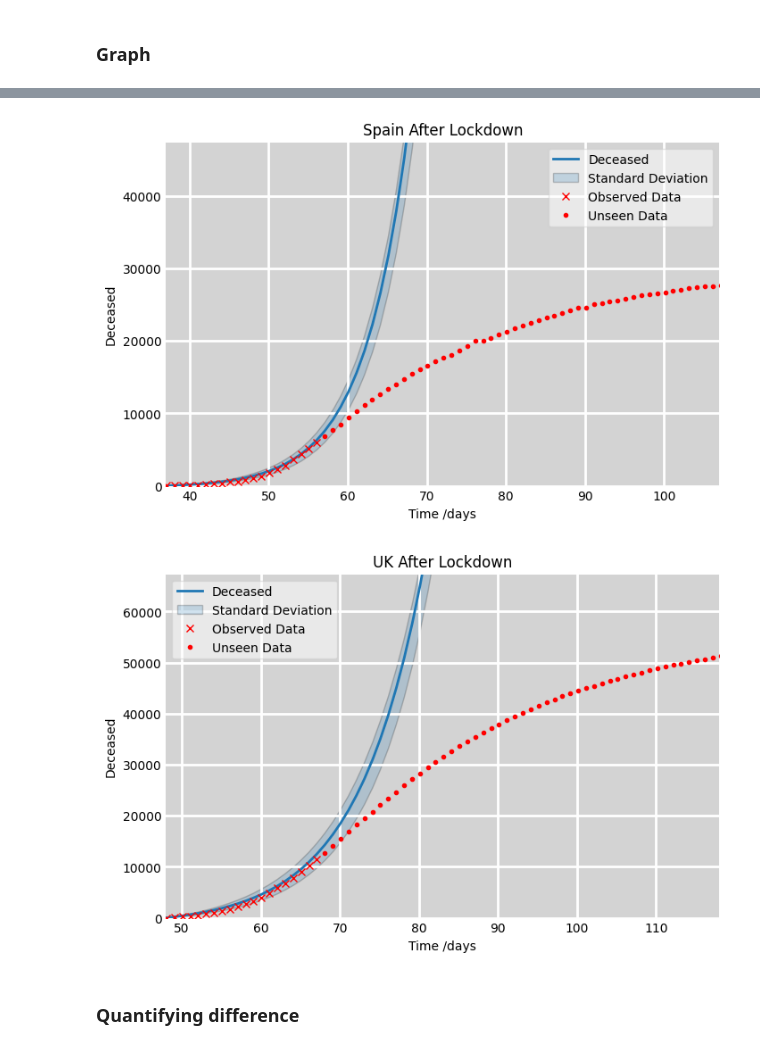
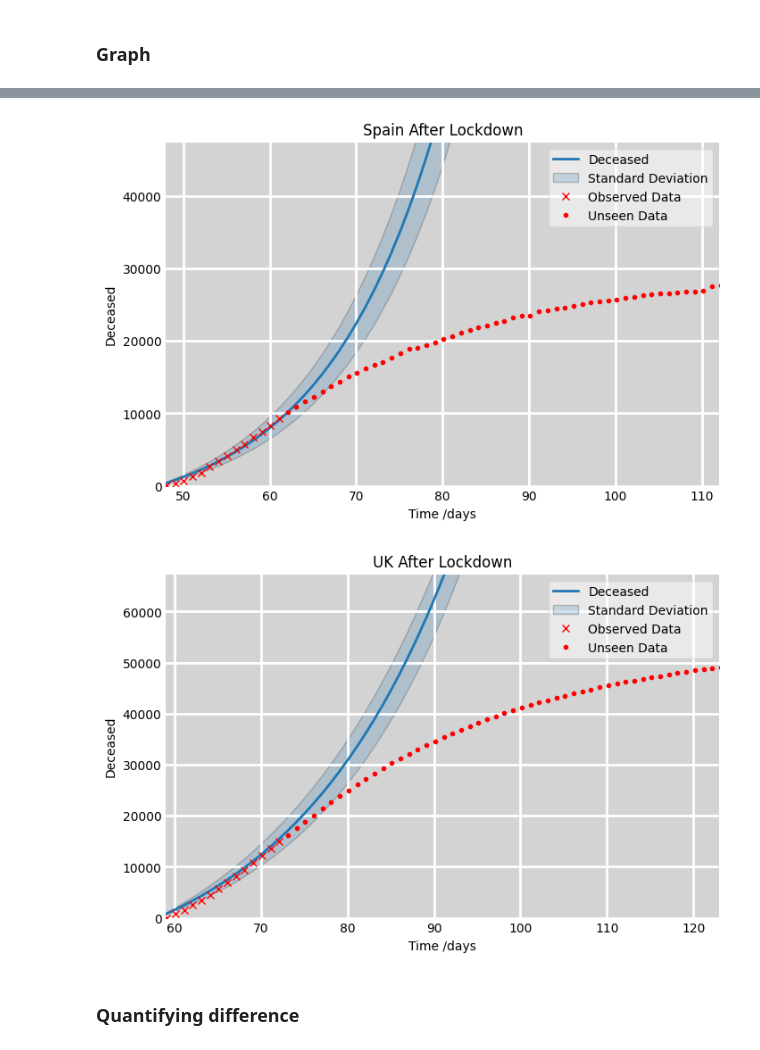
Before and after one commit to zenodea/MCMC_parameter_estimation, a Jupyter notebook: Data Analysis/sird.ipynb, the cells around one changed output, grey strips where cells are left out. Drawn from its saved outputs; the diff is of its cells as text; code cells hidden in the pictures.

```diff
--- a/Data Analysis/sird.ipynb
+++ b/Data Analysis/sird.ipynb
@@ -202,15 +202,15 @@ for country in country_names:
     firstDate = realData.loc[0]['date']
 
     obs_deaths = df_observed_data["cumDeath"].tolist()
-    init_death = obs_deaths[startDate[0]-6]
-    obs_deaths = obs_deaths[startDate[0]-5:startDate[0]+5]
+    init_death = obs_deaths[startDate[0]-9]
+    obs_deaths = obs_deaths[startDate[0]-10:startDate[0]+5]
 
     # Plug in parameters to the SIRD differential equation
     sird = getSIRD(60,pop, df_parameters.loc[3][1],df_parameters.loc[0][1],df_parameters.loc[1][1],df_parameters.loc[2][1], [df_parameters.loc[0][2], df_parameters.loc[1][2], df_parameters.loc[2][2]] )
 
 
     pred_deaths = sird[3]
-    pred_deaths = pred_deaths[0:10] + init_death
+    pred_deaths = pred_deaths[0:15] + init_death
 
     r2 = r2_score(obs_deaths, pred_deaths)
     rmse =  np.sqrt(mean_squared_log_error(obs_deaths, pred_deaths))
@@ -257,10 +257,11 @@ for country in country_names:
     sird = getSIRD(30,pop, df_param.loc[3][1],df_param.loc[0][1],df_param.loc[1][1],df_param.loc[2][1], [df_param.loc[0][2], df_param.loc[1][2], df_param.loc[2][2]] )
 
     deaths = df_real["cumDeath"].tolist()
-    deaths = deaths[startDate[0]-5:startDate[0]+15]
+    init_death = deaths[startDate[0]+4]
+    deaths = deaths[startDate[0]+5:startDate[0]+20]
 
     deaths_predicted = sird[3]
-    deaths_predicted = deaths_predicted[0:20]
+    deaths_predicted = deaths_predicted[0:15] + init_death
 
     r2 = r2_score(deaths, deaths_predicted)
     rmse =  np.sqrt(mean_squared_log_error(deaths, deaths_predicted))
@@ -299,7 +300,7 @@ for country in country_names:
     obvData_start = timeTot(firstDate,startDate)-5
     obvData_end = timeTot(firstDate,addTime(startDate,5))
     df = pd.read_csv('mcmc_data/'+country+"/fLock_before.csv")
-    graph = plotSIRD(ax1,50, pop, df.loc[3][1], df.loc[0][1], df.loc[1][1], df.loc[2][1], [0,pop/1000], [obvData_start,obvData_end+40], [df.loc[0][2], df.loc[1][2], df.loc[2][2]], timeTot(firstDate,startDate)-5, False)
+    graph = plotSIRD(ax1,50, pop, df.loc[3][1], df.loc[0][1], df.loc[1][1], df.loc[2][1], [0,pop/1000], [obvData_start,obvData_end+40], [df.loc[0][2], df.loc[1][2], df.loc[2][2]], timeTot(firstDate,startDate)-10, False)
     ax1.set_title(country + " Before Lockdown")
     final_graph =plotRealData(ax1, realData, obvData_start, obvData_end, graph,0)
     plt.savefig('results/first_q/'+country+'.png')
@@ -324,10 +325,10 @@ for country in country_names:
     firstDate = realData.loc[0]['date']
 
     # before
-    obvData_start = timeTot(firstDate,startDate)-5
-    obvData_end = timeTot(firstDate,addTime(startDate,15))
+    obvData_start = timeTot(firstDate,startDate)+6
+    obvData_end = timeTot(firstDate,addTime(startDate,20))
     df = pd.read_csv('mcmc_data/'+country+"/fLock_after.csv")
-    graph = plotSIRD(ax1,200, pop, df.loc[3][1], df.loc[0][1], df.loc[1][1], df.loc[2][1], [0,pop/1000], [obvData_start,obvData_end+50], [df.loc[0][2], df.loc[1][2], df.loc[2][2]], timeTot(firstDate,startDate)-5, False)
+    graph = plotSIRD(ax1,200, pop, df.loc[3][1], df.loc[0][1], df.loc[1][1], df.loc[2][1], [0,pop/1000], [obvData_start,obvData_end+50], [df.loc[0][2], df.loc[1][2], df.loc[2][2]], timeTot(firstDate,startDate)+5, False)
     sird_deaths[country] = {
         'deaths':graph,
         'date': obvData_end+30
@@ -343,5 +344,5 @@ for country in country_names:
-[figure, old version]
+[figure, new version]
-[figure, old version]
+[figure, new version]
 # %% [markdown]
 ### Quantifying difference
 # %%
```
Also changed, not shown: parts of 7 cells of this notebook, 42 other files.
